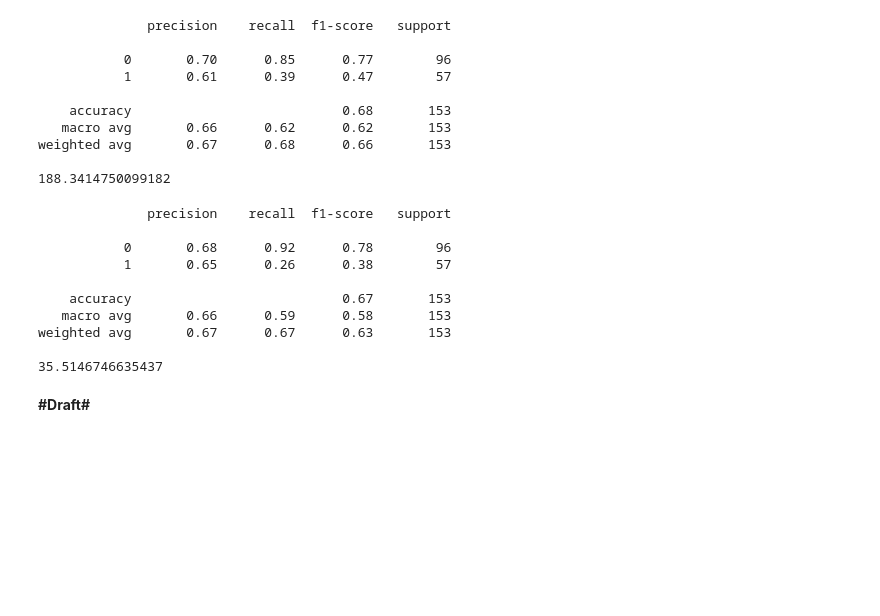
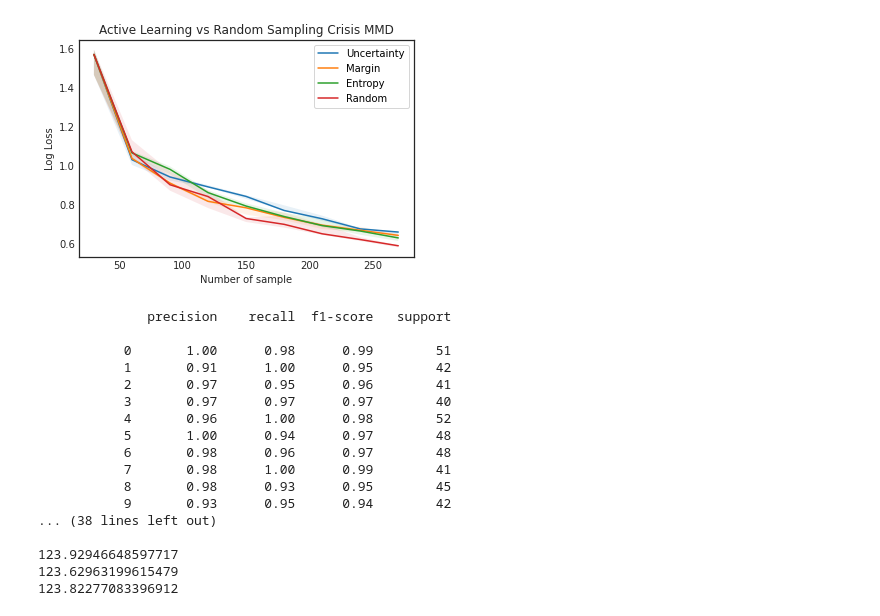
Before and after one commit to hafizbudi/active-learning, a Jupyter notebook: AL_with_CrisisMMD.ipynb, the cells around one changed output. Cells and saved outputs as stored; diff of their text form; code cells hidden in the pictures; blank space fills up the shorter version.

```diff
--- a/AL_with_CrisisMMD.ipynb
+++ b/AL_with_CrisisMMD.ipynb
@@ -332,35 +375,60 @@ plot_learning_curve(df_rs, "Random")
+# %%
+# show log loss plot
+
+def plot_learning_curve(df, name):
+    # Compute percentiles
+    p10 = df.groupby('n_samples').quantile(.10)['log_loss']
+    p50 = df.groupby('n_samples').median()['log_loss']
+    p90 = df.groupby('n_samples').quantile(.90)['log_loss']
+    training_sizes= p50.index.to_numpy()
+
+    with plt.style.context('seaborn-white'):
+        plt.title('Active Learning vs Random Sampling Crisis MMD')
+        plt.plot(training_sizes, p50, label=name )
+
+        # show standard deviation
+        plt.fill_between(training_sizes, p10, p90,alpha=0.1)
+    plt.legend(loc='upper right')
+    plt.xlabel("Number of sample")
+    plt.ylabel("Log Loss")
+    plt.grid()
+    #plt.show()
+
+df_us = pd.DataFrame([dataclasses.asdict(e) for e in experiment_uncertainty])
+df_ms = pd.DataFrame([dataclasses.asdict(e) for e in experiment_margin])
+df_es = pd.DataFrame([dataclasses.asdict(e) for e in experiment_entropy])
+df_rs = pd.DataFrame([dataclasses.asdict(e) for e in experiment_random])
+plot_learning_curve(df_us, "Uncertainty")
+plot_learning_curve(df_ms, "Margin")
+plot_learning_curve(df_es, "Entropy")
+plot_learning_curve(df_rs, "Random")
+# %% [output]
+[figure, added]
 # %%
+# show precision, recall, f-1 score for final n_sample active learning
+
 print(result_rf_uncertainty)
-#print(result_rf_margin)
-#print(result_rf_entropy)
+print(result_rf_margin)
+print(result_rf_entropy)
 
 print(result_rf_time_uncertainty)
-#print(result_rf_time_margin)
-#print(result_rf_time_entropy)
+print(result_rf_time_margin)
+print(result_rf_time_entropy)
 # %% [output]
               precision    recall  f1-score   support
 
-           0       0.70      0.85      0.77        96
-           1       0.61      0.39      0.47        57
+           0       1.00      0.98      0.99        51
+           1       0.91      1.00      0.95        42
+           2       0.97      0.95      0.96        41
+           3       0.97      0.97      0.97        40
+           4       0.96      1.00      0.98        52
+           5       1.00      0.94      0.97        48
+           6       0.98      0.96      0.97        48
+           7       0.98      1.00      0.99        41
+           8       0.98      0.93      0.95        45
+           9       0.93      0.95      0.94        42
+... (38 lines left out)
 
-    accuracy                           0.68       153
-   macro avg       0.66      0.62      0.62       153
-weighted avg       0.67      0.68      0.66       153
-
-188.3414750099182
+123.92946648597717
+123.62963199615479
+123.82277083396912
-# %%
-print(res_random)
-print(time_random)
-# %% [output]
-              precision    recall  f1-score   support
-
-           0       0.68      0.92      0.78        96
-           1       0.65      0.26      0.38        57
-
-    accuracy                           0.67       153
-   macro avg       0.66      0.59      0.58       153
-weighted avg       0.67      0.67      0.63       153
-
-35.5146746635437
-# %% [markdown]
-**#Draft#**
```
Also changed, not shown: parts of 20 cells of this notebook.
